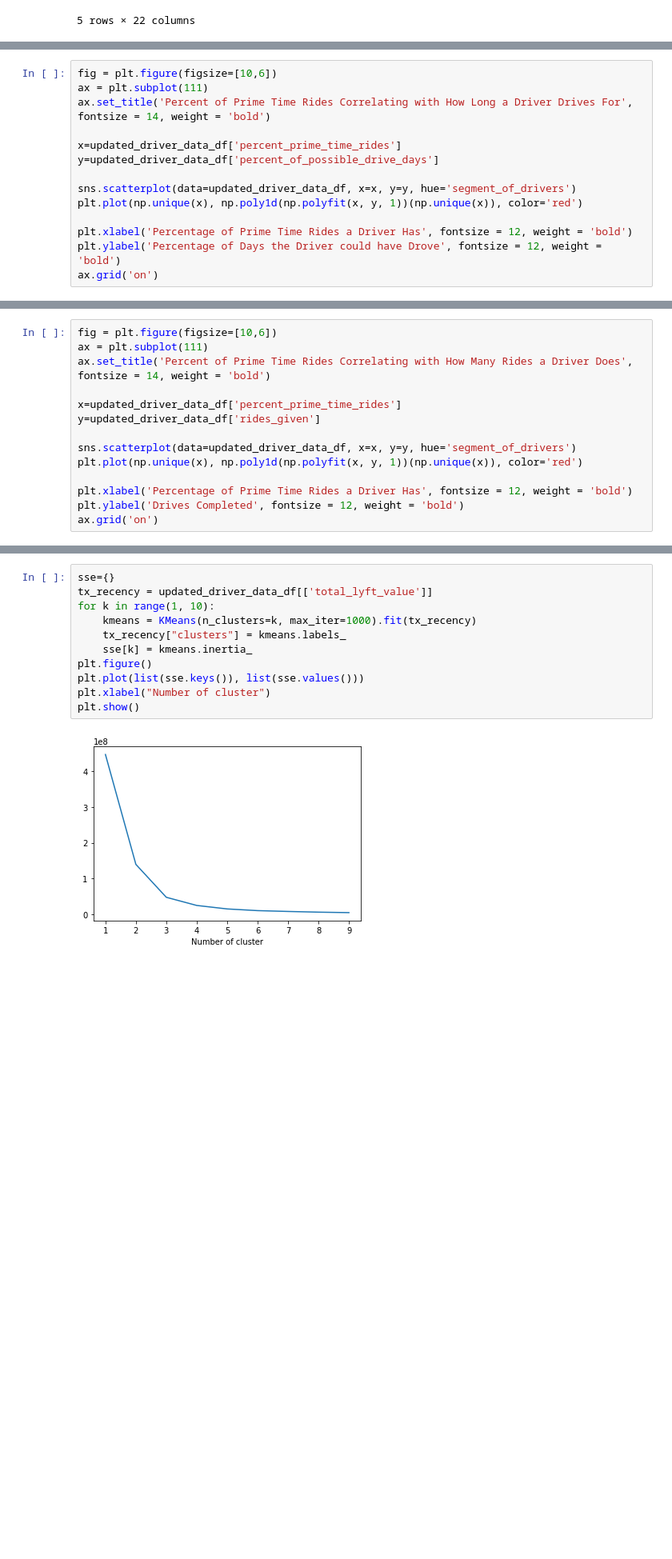
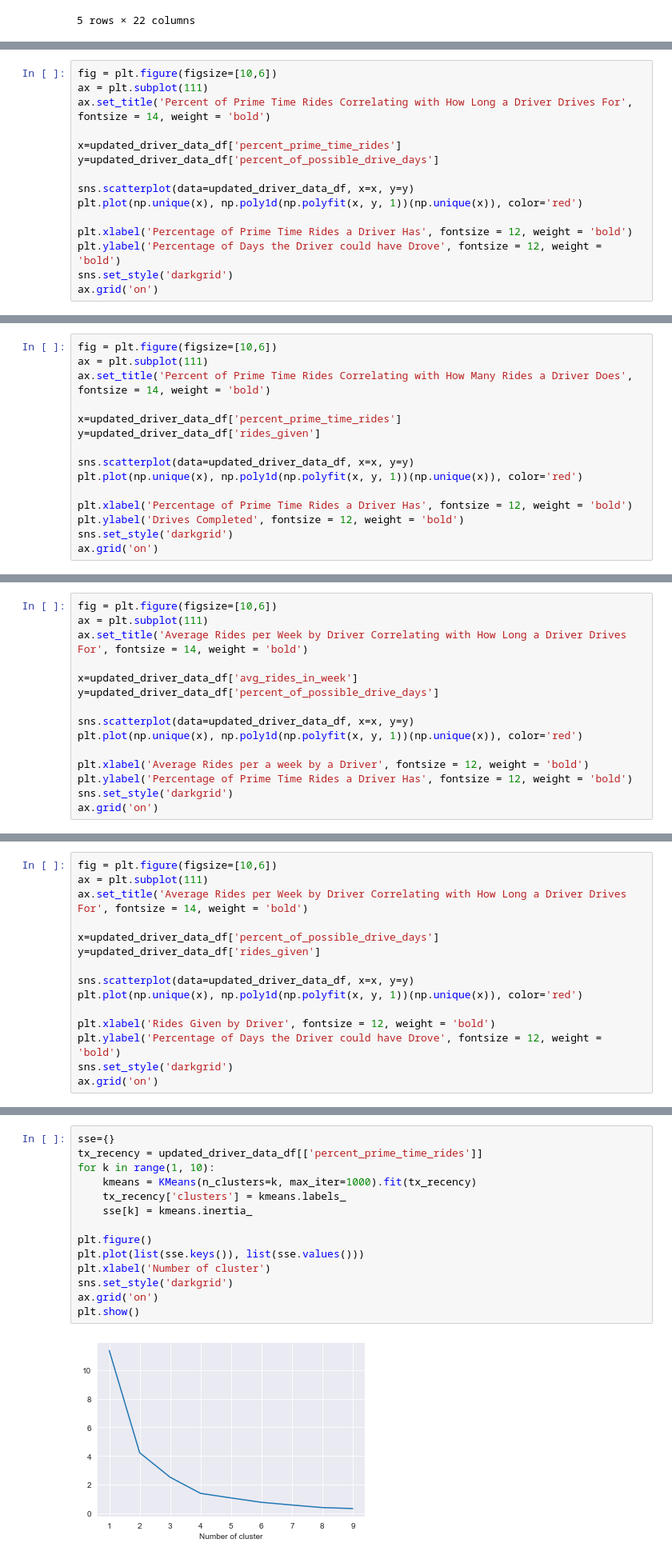
Before and after one commit to AugmentedMode/Lyft-Data-Challenge, a Jupyter notebook: Lyft-Data-Analysis.ipynb, the cells around one changed output, grey strips where cells are left out. Shown at 80% size. Saved outputs shown, nothing was run; the diff lists cells and outputs as text; blank space fills up the shorter version.

Commit message:
finished customer segmentation w/ clustering

```diff
--- a/Lyft-Data-Analysis.ipynb
+++ b/Lyft-Data-Analysis.ipynb
@@ -414,10 +420,11 @@ ax.set_title('Percent of Prime Time Rides Correlating with How Long a Driver Dri
 x=updated_driver_data_df['percent_prime_time_rides']
 y=updated_driver_data_df['percent_of_possible_drive_days']
 
-sns.scatterplot(data=updated_driver_data_df, x=x, y=y, hue='segment_of_drivers')
+sns.scatterplot(data=updated_driver_data_df, x=x, y=y)
 plt.plot(np.unique(x), np.poly1d(np.polyfit(x, y, 1))(np.unique(x)), color='red')
 
 plt.xlabel('Percentage of Prime Time Rides a Driver Has', fontsize = 12, weight = 'bold')
 plt.ylabel('Percentage of Days the Driver could have Drove', fontsize = 12, weight = 'bold')
+sns.set_style('darkgrid')
 ax.grid('on')
 # %% [output]
@@ -430,10 +437,11 @@ ax.set_title('Percent of Prime Time Rides Correlating with How Many Rides a Driv
 x=updated_driver_data_df['percent_prime_time_rides']
 y=updated_driver_data_df['rides_given']
 
-sns.scatterplot(data=updated_driver_data_df, x=x, y=y, hue='segment_of_drivers')
+sns.scatterplot(data=updated_driver_data_df, x=x, y=y)
 plt.plot(np.unique(x), np.poly1d(np.polyfit(x, y, 1))(np.unique(x)), color='red')
 
 plt.xlabel('Percentage of Prime Time Rides a Driver Has', fontsize = 12, weight = 'bold')
 plt.ylabel('Drives Completed', fontsize = 12, weight = 'bold')
+sns.set_style('darkgrid')
 ax.grid('on')
 # %% [output]
@@ -440,0 +449,15 @@ ax.grid('on')
+# %%
+fig = plt.figure(figsize=[10,6])
+ax = plt.subplot(111)
+ax.set_title('Average Rides per Week by Driver Correlating with How Long a Driver Drives For', fontsize = 14, weight = 'bold')
+
+x=updated_driver_data_df['avg_rides_in_week']
+y=updated_driver_data_df['percent_of_possible_drive_days']
+
+sns.scatterplot(data=updated_driver_data_df, x=x, y=y)
+plt.plot(np.unique(x), np.poly1d(np.polyfit(x, y, 1))(np.unique(x)), color='red')
+
+plt.xlabel('Average Rides per a week by a Driver', fontsize = 12, weight = 'bold')
+plt.ylabel('Percentage of Prime Time Rides a Driver Has', fontsize = 12, weight = 'bold')
+sns.set_style('darkgrid')
+ax.grid('on')
@@ -440,0 +466,15 @@ ax.grid('on')
+# %%
+fig = plt.figure(figsize=[10,6])
+ax = plt.subplot(111)
+ax.set_title('Average Rides per Week by Driver Correlating with How Long a Driver Drives For', fontsize = 14, weight = 'bold')
+
+x=updated_driver_data_df['percent_of_possible_drive_days']
+y=updated_driver_data_df['rides_given']
+
+sns.scatterplot(data=updated_driver_data_df, x=x, y=y)
+plt.plot(np.unique(x), np.poly1d(np.polyfit(x, y, 1))(np.unique(x)), color='red')
+
+plt.xlabel('Rides Given by Driver', fontsize = 12, weight = 'bold')
+plt.ylabel('Percentage of Days the Driver could have Drove', fontsize = 12, weight = 'bold')
+sns.set_style('darkgrid')
+ax.grid('on')
@@ -453,17 +498,20 @@ def order_cluster(cluster_field_name, target_field_name,df,ascending):
     return df_final
 # %%
 sse={}
-tx_recency = updated_driver_data_df[['total_lyft_value']]
+tx_recency = updated_driver_data_df[['percent_prime_time_rides']]
 for k in range(1, 10):
     kmeans = KMeans(n_clusters=k, max_iter=1000).fit(tx_recency)
-    tx_recency["clusters"] = kmeans.labels_
+    tx_recency['clusters'] = kmeans.labels_
     sse[k] = kmeans.inertia_
+
 plt.figure()
 plt.plot(list(sse.keys()), list(sse.values()))
-plt.xlabel("Number of cluster")
+plt.xlabel('Number of cluster')
+sns.set_style('darkgrid')
+ax.grid('on')
 plt.show()
 # %% [output]
-[figure, old version]
+[figure, new version]
 # %%
 #build 4 clusters for recency and add it to dataframe
 
```
Also changed, not shown: parts of 36 cells of this notebook.
